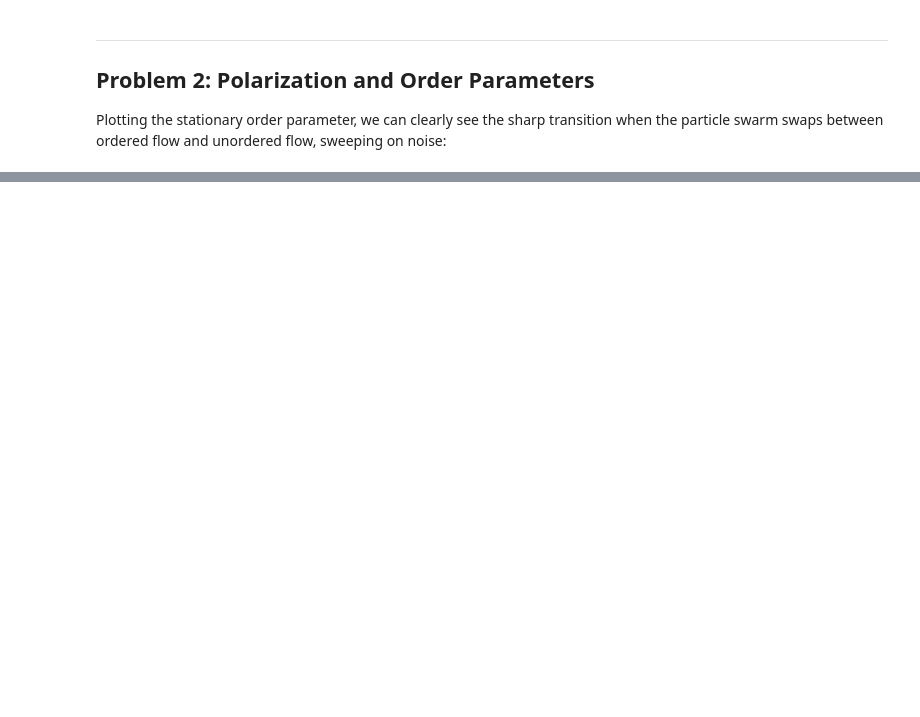
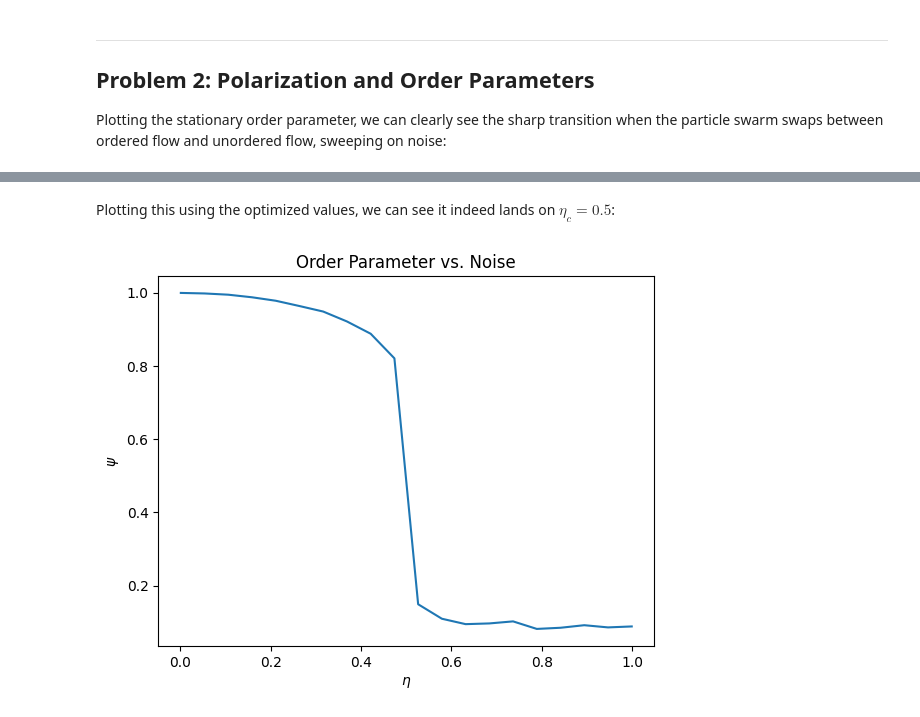
Before and after one commit to duncanam/particle_interactions_puzzle, a Jupyter notebook: examples/project.ipynb, the cells around one changed output, grey strips where cells are left out. Cells and saved outputs as stored; diff of their text form; code cells hidden in the pictures; blank space fills up the shorter version.

```diff
--- a/examples/project.ipynb
+++ b/examples/project.ipynb
@@ -83,0 +88,9 @@ pi.plot_stationary_order_parameter(N,L,R,v,dt)
+# %%
+nc = 0.5
+R_opt, v_opt = pi.optimize_for_critical_noise(N, L, dt, nc)
+# %% [markdown]
+Plotting this using the optimized values, we can see it indeed lands on $\eta_c = 0.5$:
+# %%
+pi.plot_stationary_order_parameter(N,L,R_opt,v_opt,dt)
+# %% [output]
+[figure, added]
```
Also changed, not shown: parts of 6 cells of this notebook, 1 other file.
